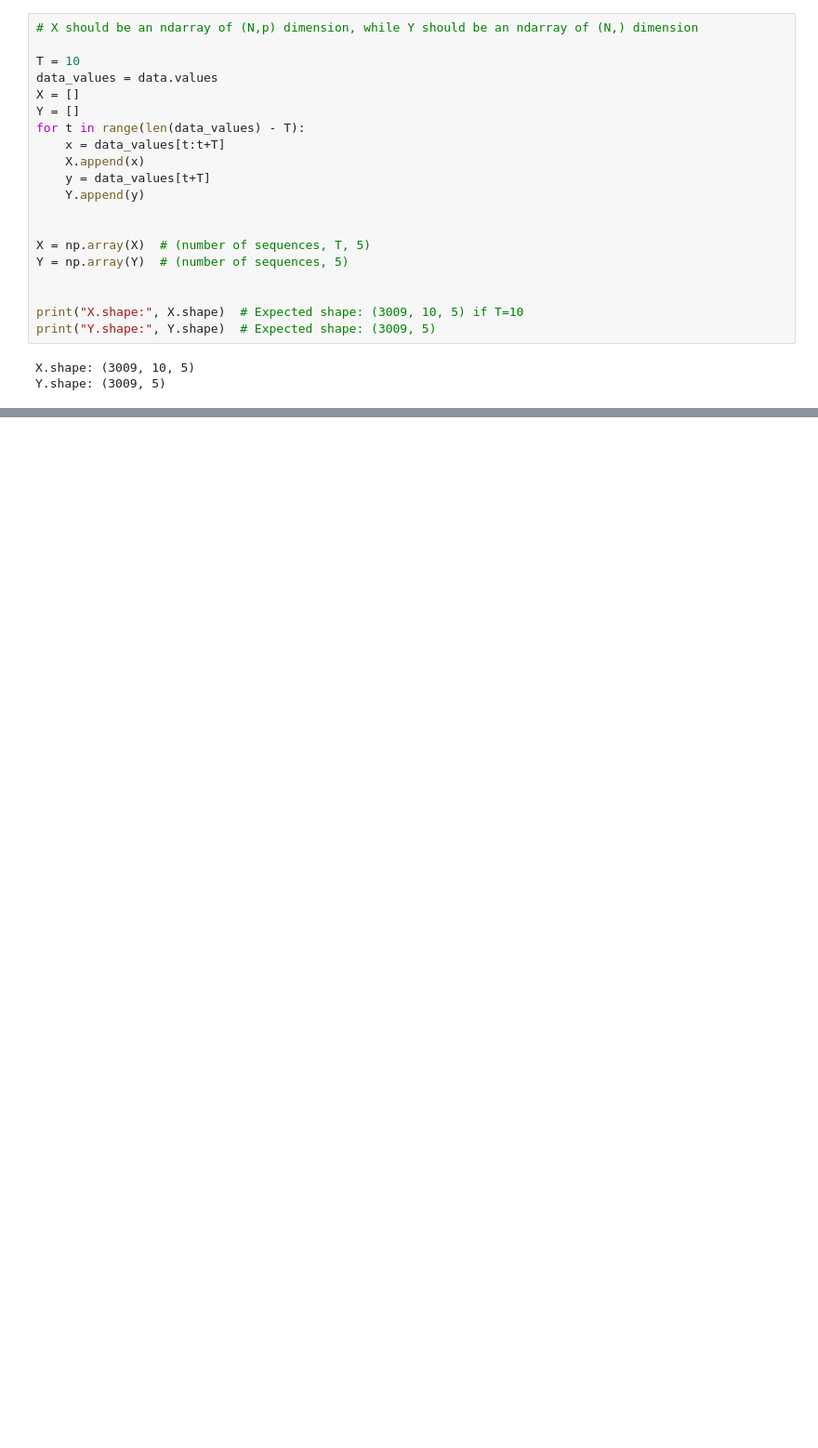
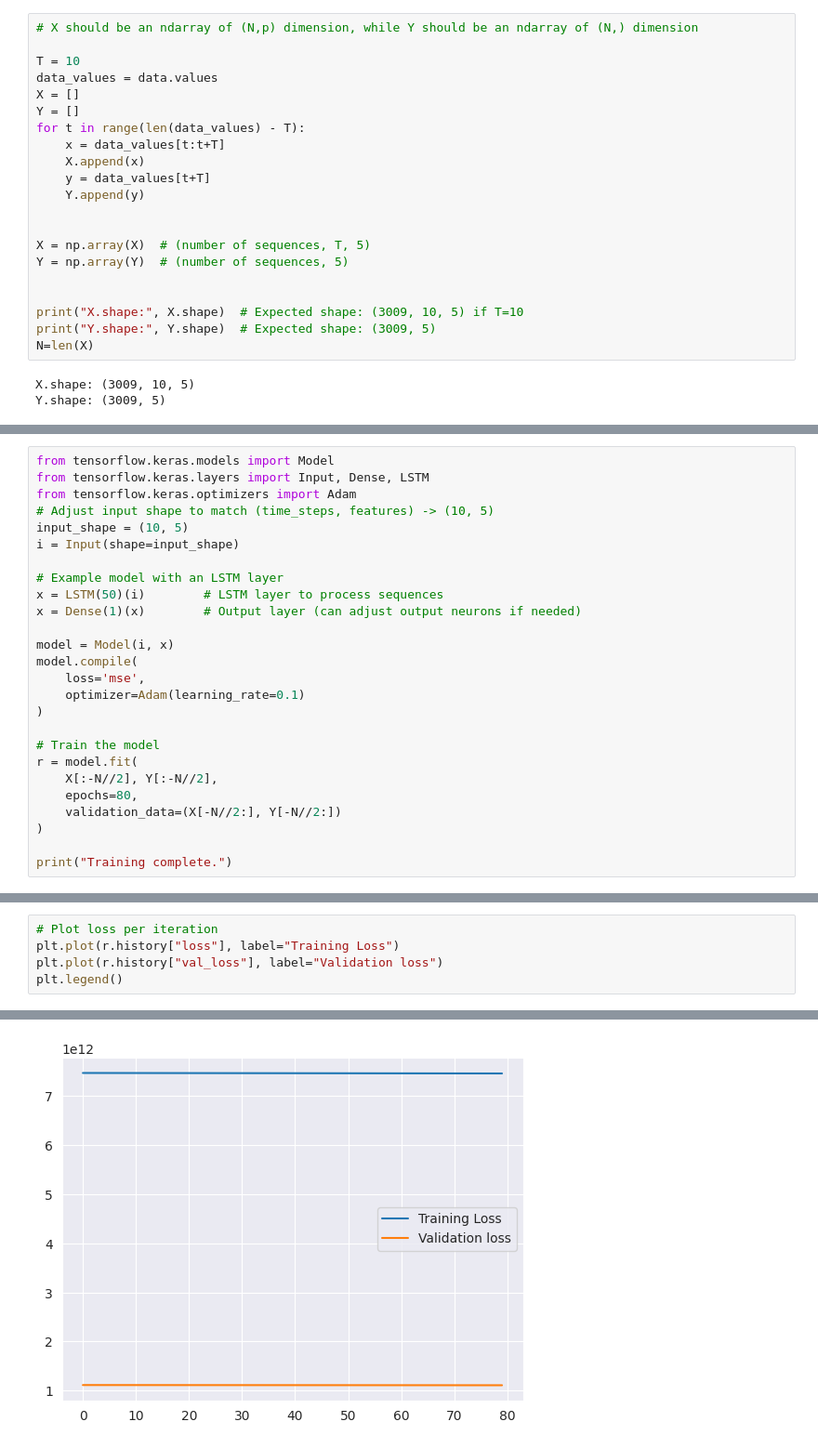
Before and after one commit to irene-fagnani/ADAML-project2, a Jupyter notebook: Code.ipynb, the cells around one changed output, grey strips where cells are left out. Shown at 93% size. Drawn from its saved outputs; the diff is of its cells as text; blank space fills up the shorter version.

```diff
--- a/Code.ipynb
+++ b/Code.ipynb
@@ -304,6 +304,7 @@ Y = np.array(Y)  # (number of sequences, 5)
 
 print("X.shape:", X.shape)  # Expected shape: (3009, 10, 5) if T=10
 print("Y.shape:", Y.shape)  # Expected shape: (3009, 5)
+N=len(X)
 # %% [output]
 X.shape: (3009, 10, 5)
 Y.shape: (3009, 5)
@@ -313,0 +311,26 @@ array([2.2322000e+02, 2.2600000e+02, 2.2097000e+02, 2.2585000e+02,
+# %%
+from tensorflow.keras.models import Model
+from tensorflow.keras.layers import Input, Dense, LSTM
+from tensorflow.keras.optimizers import Adam
+# Adjust input shape to match (time_steps, features) -> (10, 5)
+input_shape = (10, 5)
+i = Input(shape=input_shape)
+
+# Example model with an LSTM layer
+x = LSTM(50)(i)        # LSTM layer to process sequences
+x = Dense(1)(x)        # Output layer (can adjust output neurons if needed)
+
+model = Model(i, x)
+model.compile(
+    loss='mse',
+    optimizer=Adam(learning_rate=0.1)
+)
+
+# Train the model
+r = model.fit(
+    X[:-N//2], Y[:-N//2],
+    epochs=80,
+    validation_data=(X[-N//2:], Y[-N//2:])
+)
+
+print("Training complete.")
@@ -313,0 +356,6 @@ array([2.2322000e+02, 2.2600000e+02, 2.2097000e+02, 2.2585000e+02,
+# %%
+# Plot loss per iteration
+plt.plot(r.history["loss"], label="Training Loss")
+plt.plot(r.history["val_loss"], label="Validation loss")
+plt.legend()
+# %% [output]
@@ -313,0 +363 @@ array([2.2322000e+02, 2.2600000e+02, 2.2097000e+02, 2.2585000e+02,
+[figure, added]
```
Also changed, not shown: parts of 6 cells of this notebook.
